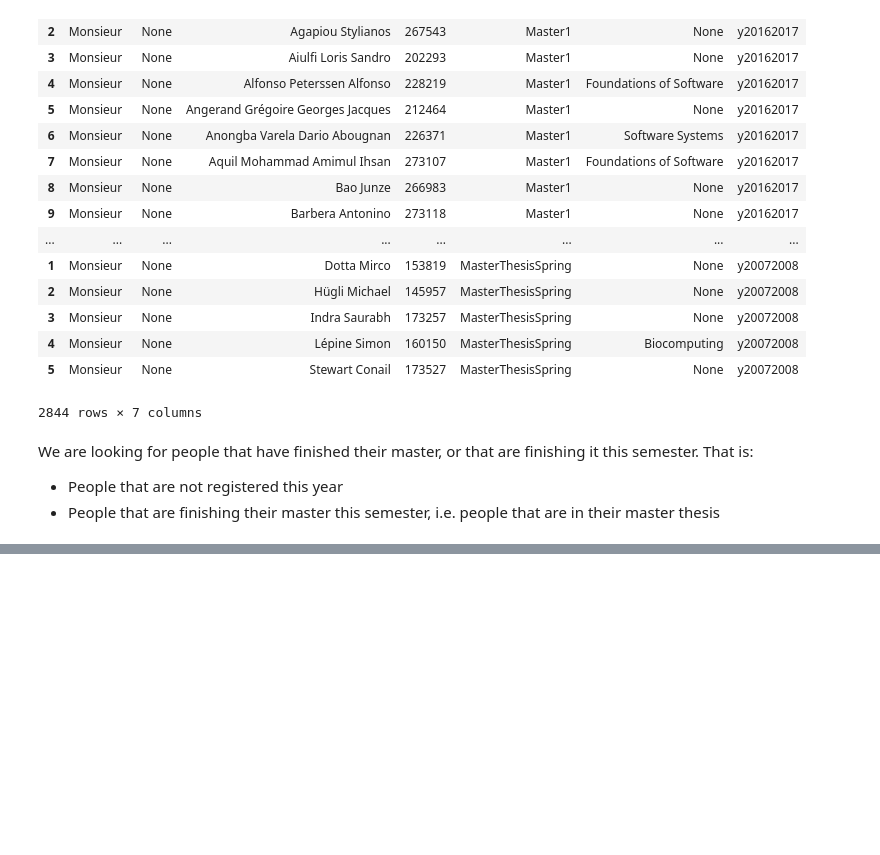
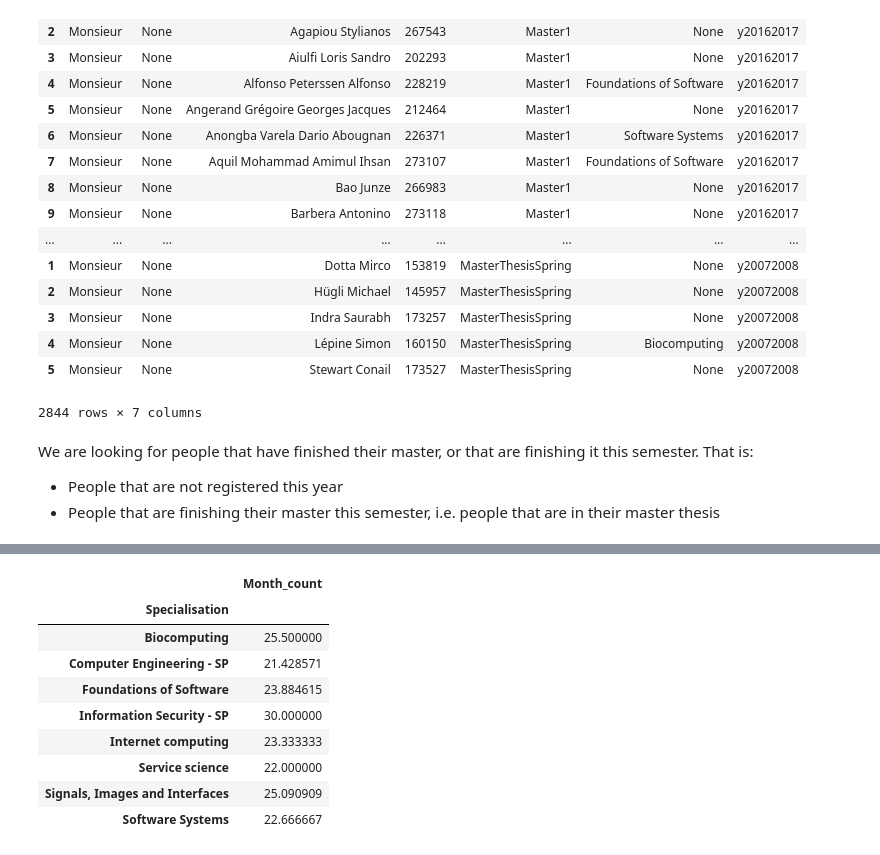
Before and after one commit to bojbilla/AdaHomeworks, a Jupyter notebook: 02 - Data from the Web/HW2.ipynb, the cells around one changed output, grey strips where cells are left out. Drawn from its saved outputs; the diff is of its cells as text; code cells hidden in the pictures; blank space fills up the shorter version.

```diff
--- a/02 - Data from the Web/HW2.ipynb
+++ b/02 - Data from the Web/HW2.ipynb
@@ -370,0 +393,15 @@ master_sem_count[master_sem_count["Month count"] == 6]
+# %%
+# Get the people that did a Spécialisation
+spe = master_finished[(~master_finished["Specialisation"].isnull())]
+spe[['Specialisation','Month_count']].groupby('Specialisation').mean()
+# %% [output]
+|  | Month_count |
+| Specialisation |  |
+| Biocomputing | 25.500000 |
+| Computer Engineering - SP | 21.428571 |
+| Foundations of Software | 23.884615 |
+| Information Security - SP | 30.000000 |
+| Internet computing | 23.333333 |
+| Service science | 22.000000 |
+| Signals, Images and Interfaces | 25.090909 |
+| Software Systems | 22.666667 |
```
Also changed, not shown: parts of 19 cells of this notebook.
